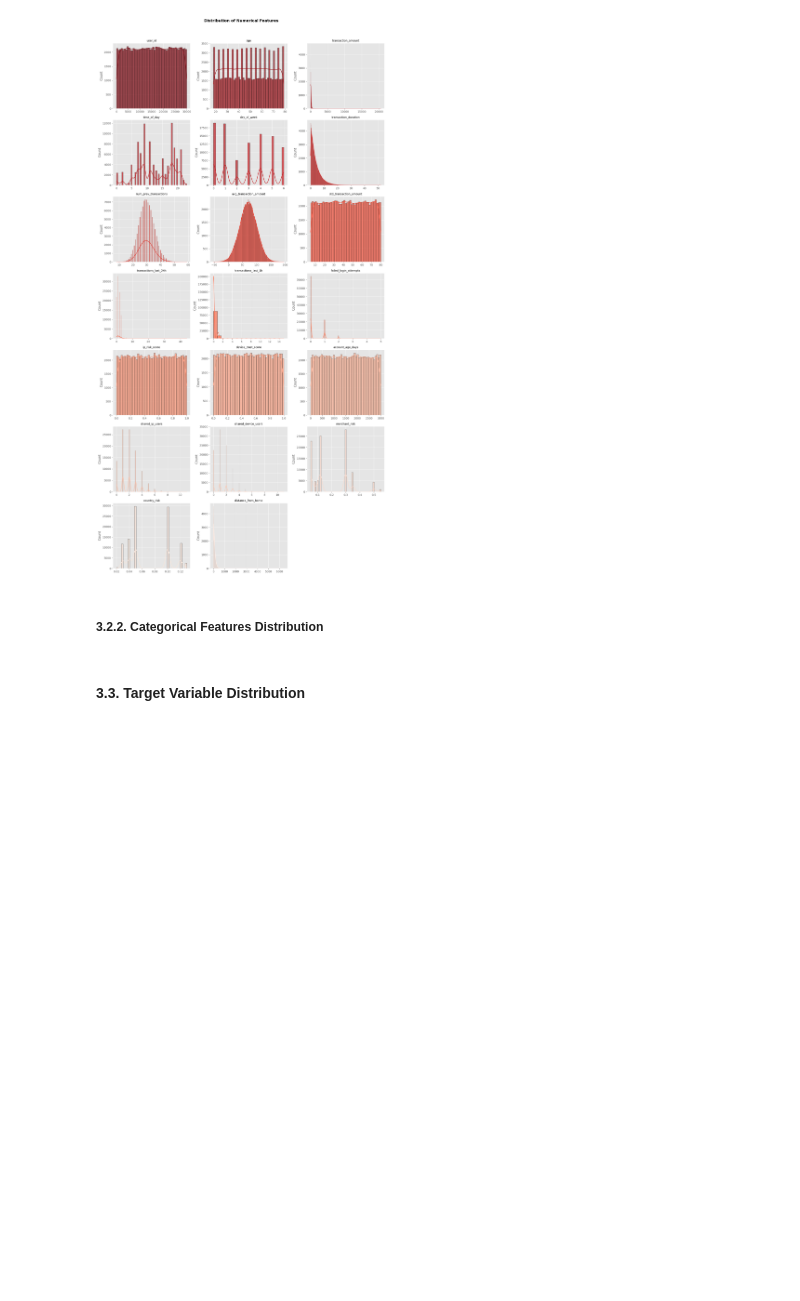
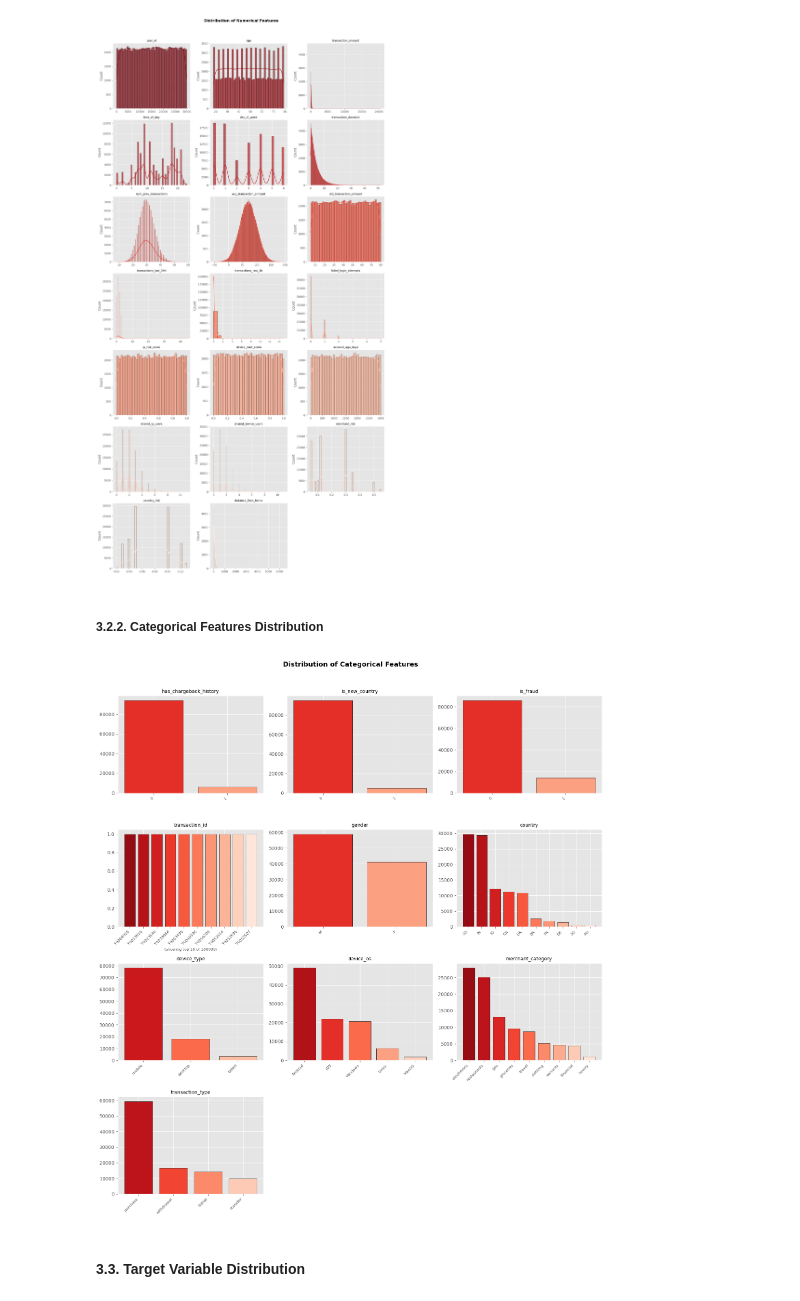
Before and after one commit to wiijaakk/IF3070_Tubes2_AbyuDAIya-Ganbatte, a Jupyter notebook: IF3070 Dasar Artificial Intelligence _ Tugas Besar 2 Notebook.ipynb, the cells around one changed output. Cells and saved outputs as stored; diff of their text form; code cells hidden in the pictures; blank space fills up the shorter version.

```diff
--- a/IF3070 Dasar Artificial Intelligence _ Tugas Besar 2 Notebook.ipynb
+++ b/IF3070 Dasar Artificial Intelligence _ Tugas Besar 2 Notebook.ipynb
@@ -509,23 +500,36 @@ plot_numerical_distributions(df[numerical_features])
 ##### 3.2.2. Categorical Features Distribution
 # %%
 # Distribution of Categorical Features
-def plot_categorical_distributions(dataframe, cat_features, n_cols=3, subplot_size=(5, 4)):
+def plot_categorical_distributions(dataframe, cat_features, n_cols=3, subplot_size=(5, 4), top_n=10):
     n_rows = (len(cat_features) + n_cols - 1) // n_cols
 
-    plt.figure(figsize=(subplot_size[0] * n_cols, subplot_size[1] * n_rows))
+    fig, axes = plt.subplots(n_rows, n_cols, figsize=(subplot_size[0] * n_cols, subplot_size[1] * n_rows))
+    axes = axes.flatten() if n_rows * n_cols > 1 else [axes]
+
     for i, col in enumerate(cat_features):
-        plt.subplot(n_rows, n_cols, i + 1)
-        value_counts = dataframe[col].value_counts()
+        ax = axes[i]
+        value_counts = dataframe[col].value_counts().head(top_n)
         colors = sns.color_palette("Reds_r", len(value_counts))
-        sns.barplot(x=value_counts.index, y=value_counts.values, palette="Reds_r")
-        plt.title(f'{col}', fontsize=10)
-        plt.xlabel('')
-        plt.xticks(rotation=45, ha='right')
+        ax.bar(range(len(value_counts)), value_counts.values, color=colors, edgecolor='black')
+        ax.set_xticks(range(len(value_counts)))
+        ax.set_xticklabels(value_counts.index, rotation=45, ha='right', fontsize=8)
+        ax.set_title(f'{col}', fontsize=10)
+        ax.set_xlabel('')
+
+        total_unique = dataframe[col].nunique()
+        if total_unique > top_n:
+            ax.set_xlabel(f'(showing top {top_n} of {total_unique})', fontsize=8)
+
+    for j in range(len(cat_features), len(axes)):
+        axes[j].set_visible(False)
+
     plt.suptitle('Distribution of Categorical Features', fontsize=14, y=1.02, weight='bold')
     plt.tight_layout()
     plt.show()
 
 plot_categorical_distributions(df, all_categorical_features)
+# %% [output]
+[figure, added]
 # %% [markdown]
 #### 3.3. Target Variable Distribution
 # %%
```
Also changed, not shown: parts of 26 cells of this notebook.
